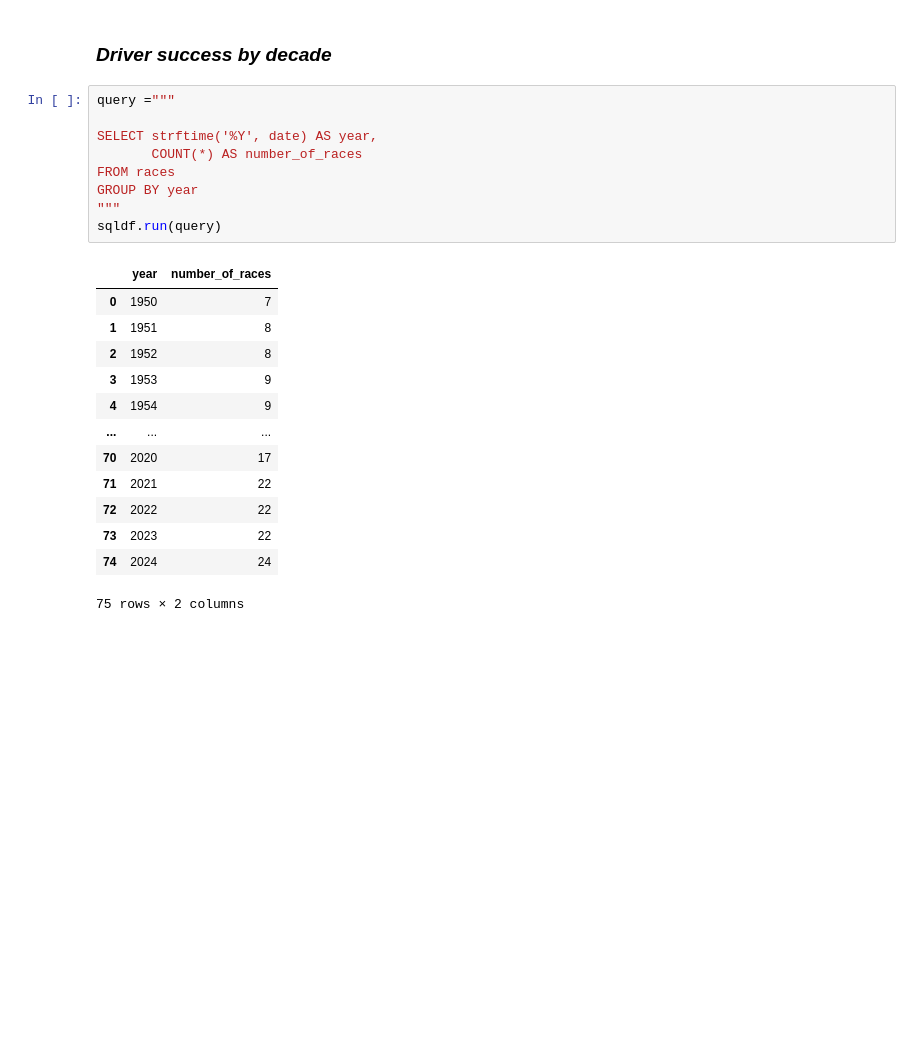
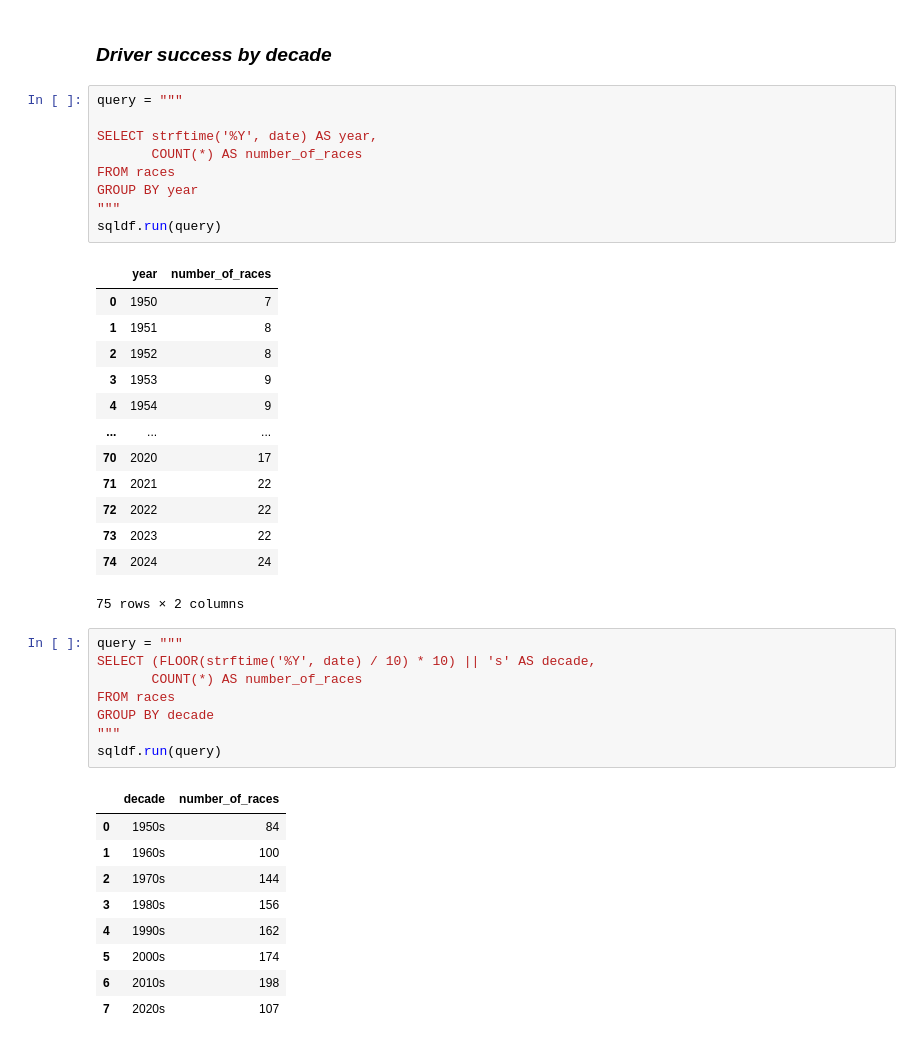
Before and after one commit to rahulakrish/formula_1, a Jupyter notebook: notebook.ipynb, the cells around one changed output. Saved outputs shown, nothing was run; the diff lists cells and outputs as text; blank space fills up the shorter version.

```diff
--- a/notebook.ipynb
+++ b/notebook.ipynb
@@ -280,7 +277,7 @@ result
 # %% [markdown]
 ### ***Driver success by decade***
 # %%
-query ="""
+query = """
 
 SELECT strftime('%Y', date) AS year,
        COUNT(*) AS number_of_races
@@ -302,3 +299,21 @@ sqldf.run(query)
 | 73 | 2023 | 22 |
 | 74 | 2024 | 24 |
 75 rows × 2 columns
+# %%
+query = """
+SELECT (FLOOR(strftime('%Y', date) / 10) * 10) || 's' AS decade,
+       COUNT(*) AS number_of_races
+FROM races
+GROUP BY decade
+"""
+sqldf.run(query)
+# %% [output]
+|  | decade | number_of_races |
+| 0 | 1950s | 84 |
+| 1 | 1960s | 100 |
+| 2 | 1970s | 144 |
+| 3 | 1980s | 156 |
+| 4 | 1990s | 162 |
+| 5 | 2000s | 174 |
+| 6 | 2010s | 198 |
+| 7 | 2020s | 107 |
```
Also changed, not shown: parts of 5 cells of this notebook.
